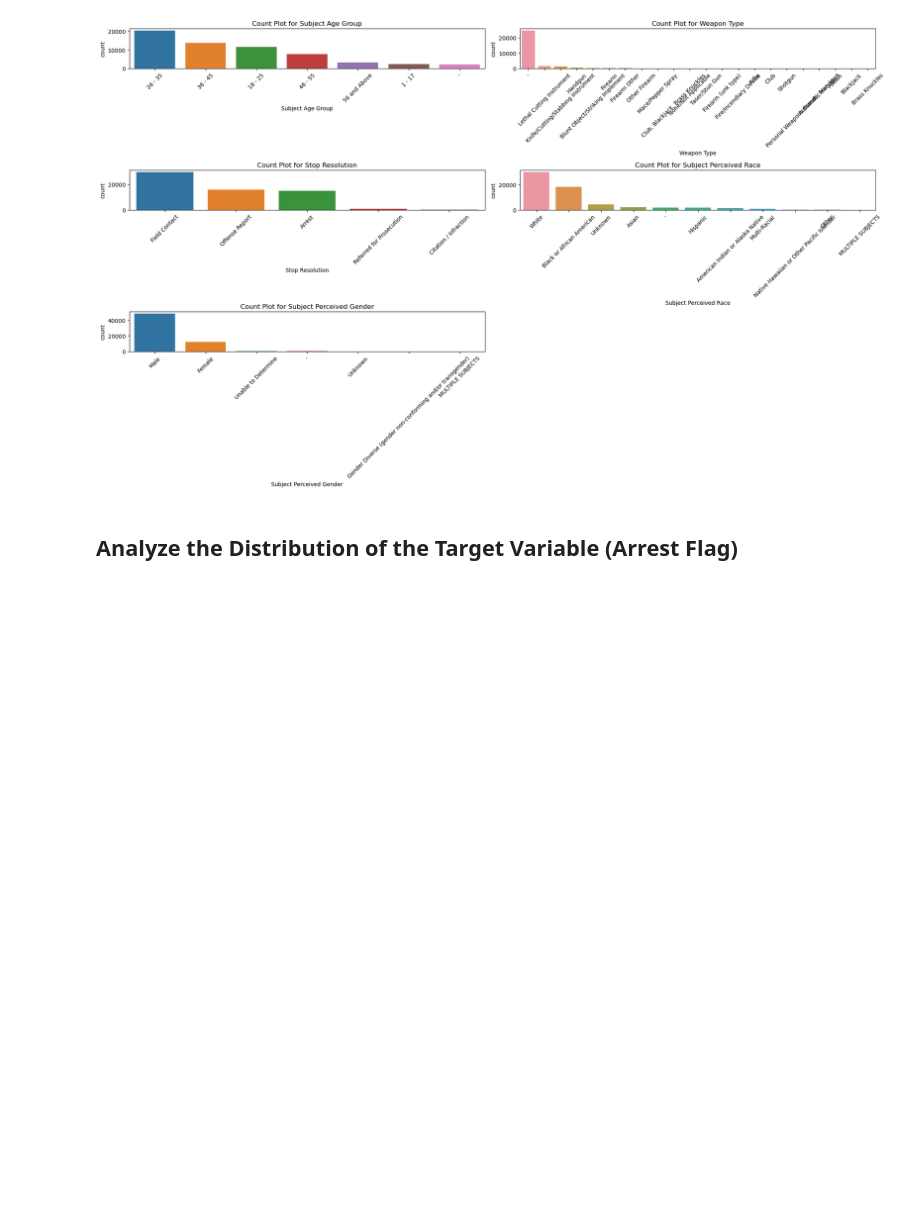
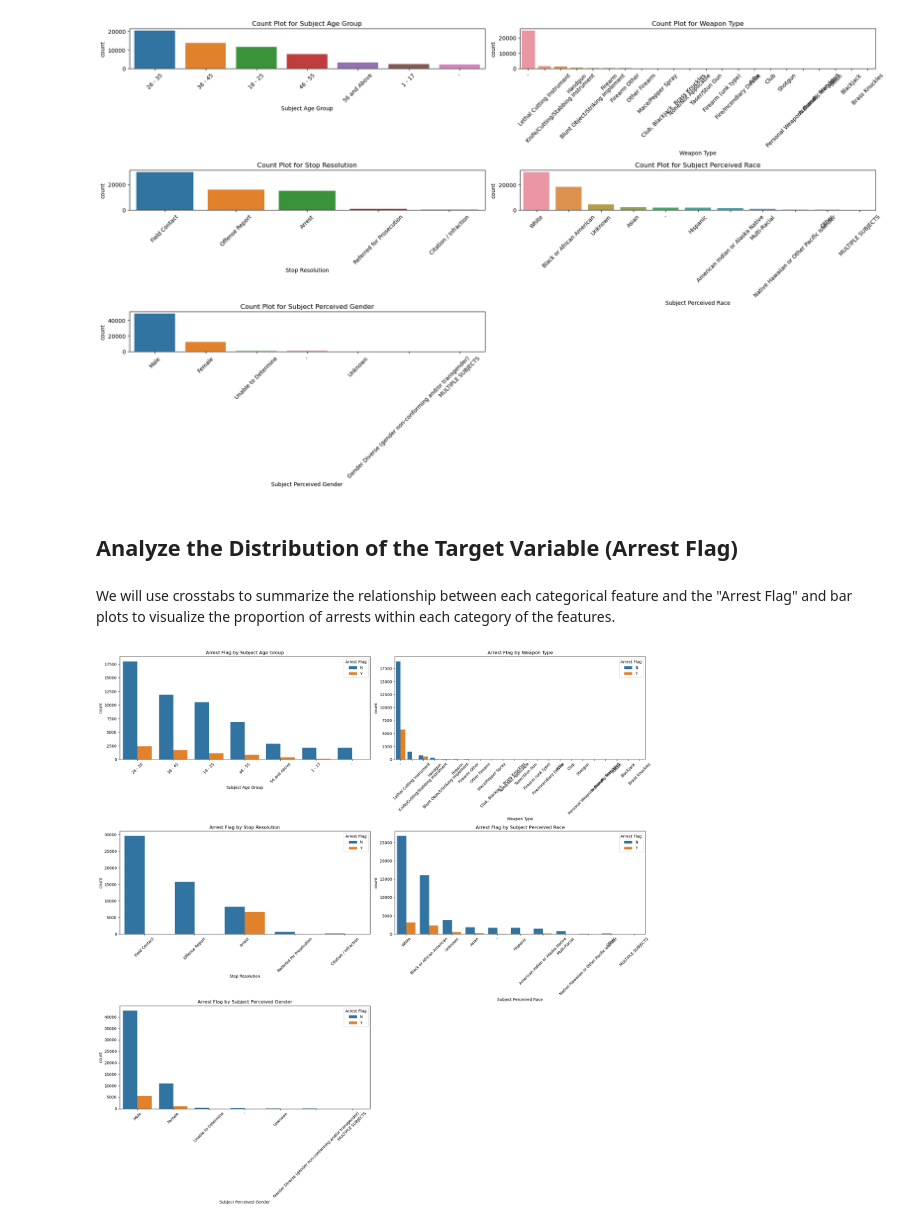
Before and after one commit to DavidGathimbaM/Terry-Traffic-Stops-Data-Science, a Jupyter notebook: index.ipynb, the cells around one changed output. Drawn from its saved outputs; the diff is of its cells as text; code cells hidden in the pictures; blank space fills up the shorter version.

```diff
--- a/index.ipynb
+++ b/index.ipynb
@@ -96,3 +96,17 @@ plt.show()
 [figure]
 # %% [markdown]
 ## Analyze the Distribution of the Target Variable (Arrest Flag)
+# %% [markdown]
+We will use crosstabs to summarize the relationship between each categorical feature and the "Arrest Flag" and bar plots to visualize the proportion of arrests within each category of the features.
+# %%
+# Create bar plots for each categorical feature against the "Arrest Flag"
+plt.figure(figsize=(20, 20))
+for i, col in enumerate(categorical_cols, 1):
+    plt.subplot(3, 2, i)
+    sns.countplot(x=col, hue='Arrest Flag', data=terry_df, order=terry_df[col].value_counts().index)
+    plt.title(f"Arrest Flag by {col}")
+    plt.xticks(rotation=45)
+plt.tight_layout()
+plt.show()
+# %% [output]
+[figure, added]
```
Also changed, not shown: parts of 4 cells of this notebook.
